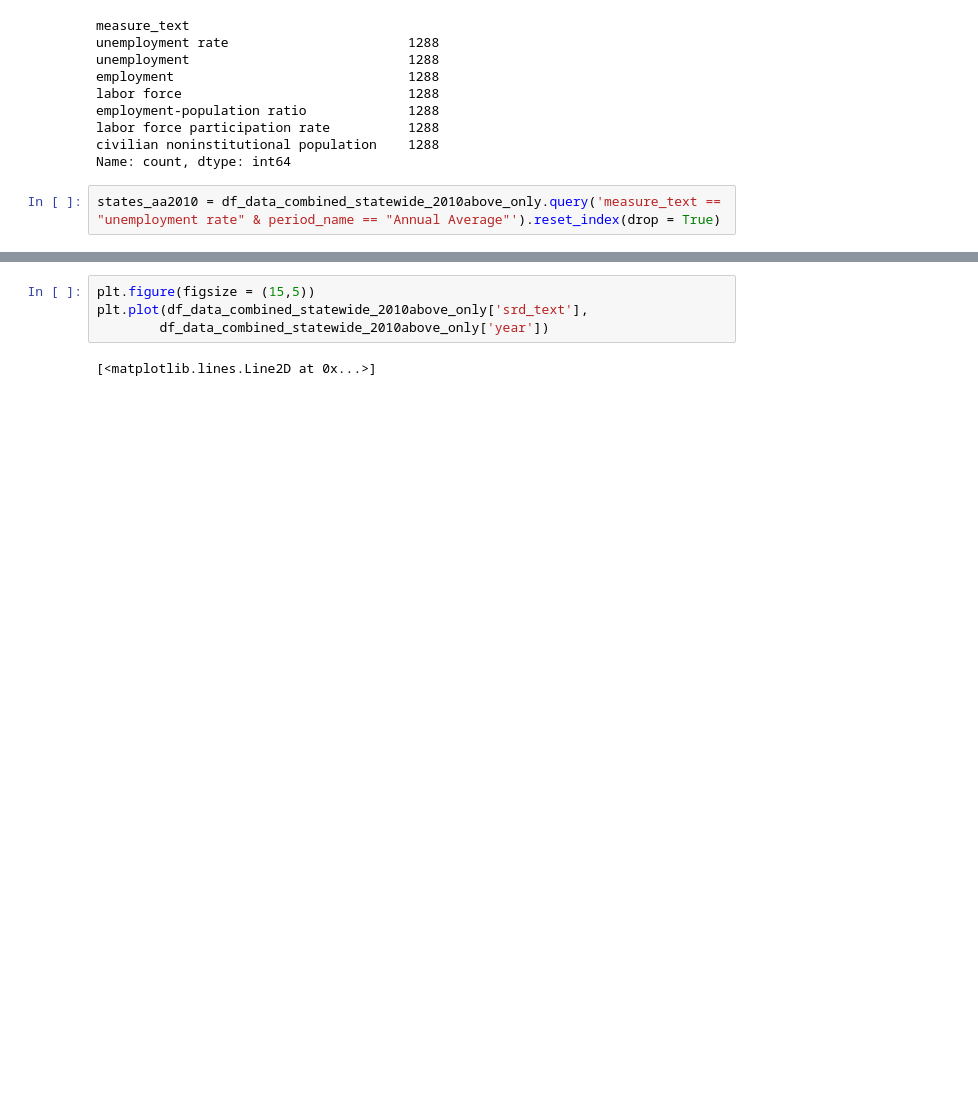
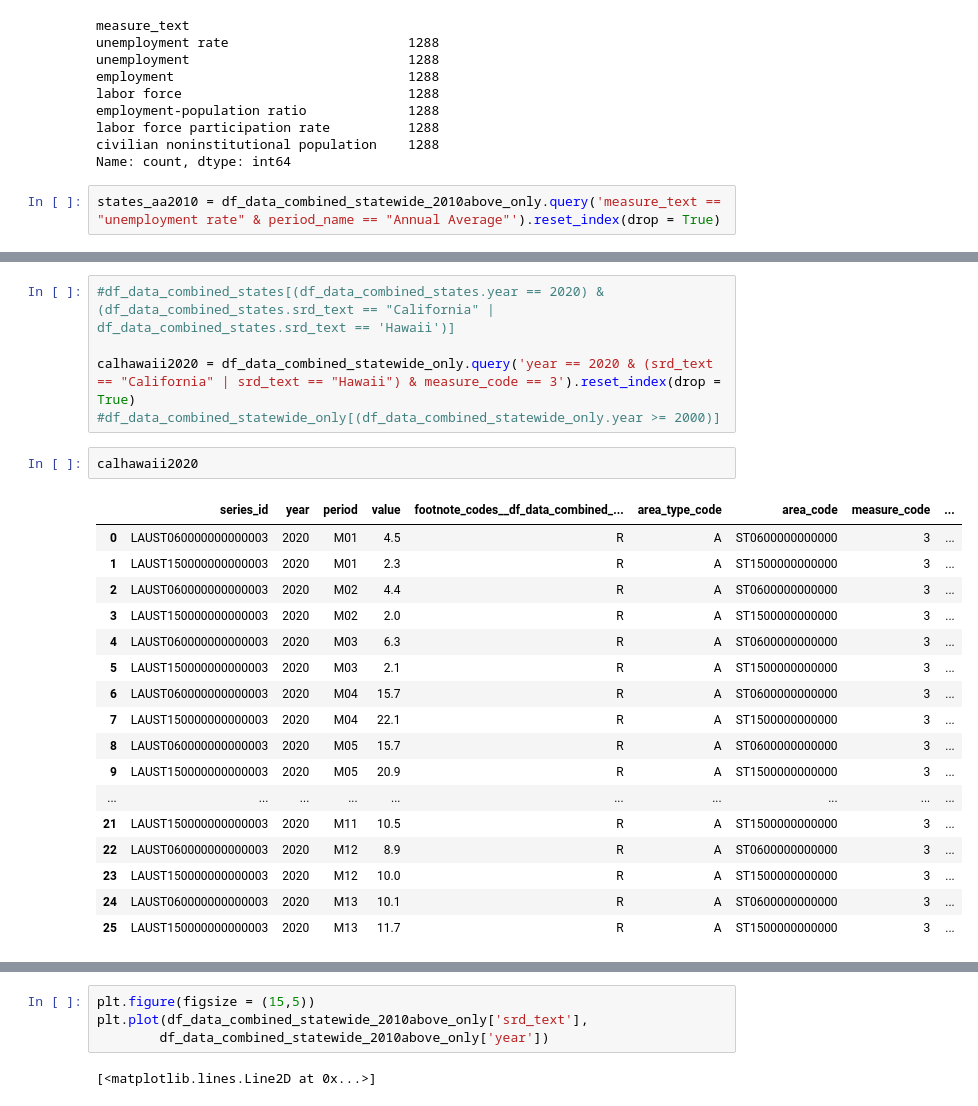
Before and after one commit to Kiirandeep/Capstone, a Jupyter notebook: Script/unemployment_kiran1.ipynb, the cells around one changed output, grey strips where cells are left out. Drawn from its saved outputs; the diff is of its cells as text; blank space fills up the shorter version.

```diff
--- a/Script/unemployment_kiran1.ipynb
+++ b/Script/unemployment_kiran1.ipynb
@@ -671,0 +705,25 @@ No variables match your requested type.
+# %%
+#df_data_combined_states[(df_data_combined_states.year == 2020) & (df_data_combined_states.srd_text == "California" | df_data_combined_states.srd_text == 'Hawaii')]
+
+calhawaii2020 = df_data_combined_statewide_only.query('year == 2020 & (srd_text == "California" | srd_text == "Hawaii") & measure_code == 3').reset_index(drop = True)
+#df_data_combined_statewide_only[(df_data_combined_statewide_only.year >= 2000)]
+# %%
+calhawaii2020
+# %% [output]
+|  | series_id | year | period | value | footnote_codes__df_data_combined_... | area_type_code | area_code | measure_code | ... |
+| 0 | LAUST060000000000003 | 2020 | M01 | 4.5 | R | A | ST0600000000000 | 3 | ... |
+| 1 | LAUST150000000000003 | 2020 | M01 | 2.3 | R | A | ST1500000000000 | 3 | ... |
+| 2 | LAUST060000000000003 | 2020 | M02 | 4.4 | R | A | ST0600000000000 | 3 | ... |
+| 3 | LAUST150000000000003 | 2020 | M02 | 2.0 | R | A | ST1500000000000 | 3 | ... |
+| 4 | LAUST060000000000003 | 2020 | M03 | 6.3 | R | A | ST0600000000000 | 3 | ... |
+| 5 | LAUST150000000000003 | 2020 | M03 | 2.1 | R | A | ST1500000000000 | 3 | ... |
+| 6 | LAUST060000000000003 | 2020 | M04 | 15.7 | R | A | ST0600000000000 | 3 | ... |
+| 7 | LAUST150000000000003 | 2020 | M04 | 22.1 | R | A | ST1500000000000 | 3 | ... |
+| 8 | LAUST060000000000003 | 2020 | M05 | 15.7 | R | A | ST0600000000000 | 3 | ... |
+| 9 | LAUST150000000000003 | 2020 | M05 | 20.9 | R | A | ST1500000000000 | 3 | ... |
+| ... | ... | ... | ... | ... | ... | ... | ... | ... | ... |
+| 21 | LAUST150000000000003 | 2020 | M11 | 10.5 | R | A | ST1500000000000 | 3 | ... |
+| 22 | LAUST060000000000003 | 2020 | M12 | 8.9 | R | A | ST0600000000000 | 3 | ... |
+| 23 | LAUST150000000000003 | 2020 | M12 | 10.0 | R | A | ST1500000000000 | 3 | ... |
+| 24 | LAUST060000000000003 | 2020 | M13 | 10.1 | R | A | ST0600000000000 | 3 | ... |
+| 25 | LAUST150000000000003 | 2020 | M13 | 11.7 | R | A | ST1500000000000 | 3 | ... |
```
Also changed, not shown: parts of 51 cells of this notebook, 4 other files.
